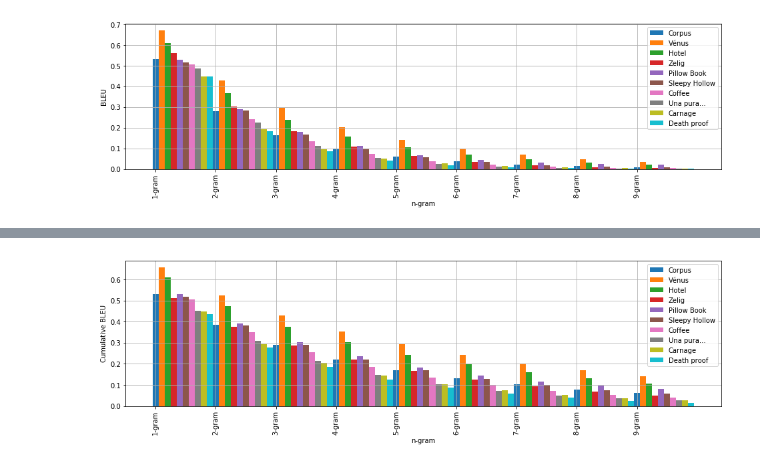
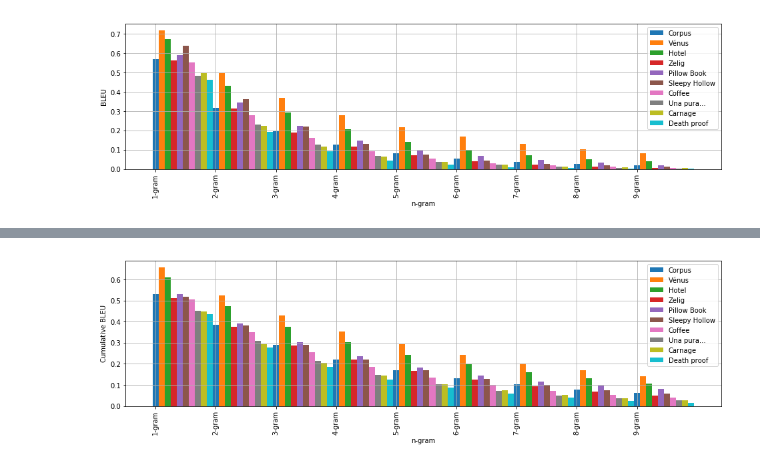
Before and after one commit to vslovik/tr, a Jupyter notebook: data/LING-IT-TO-EN.ipynb, the cells around one changed output, grey strips where cells are left out. Saved outputs shown, nothing was run; the diff lists cells and outputs as text; code cells hidden in the pictures.

```diff
--- a/data/LING-IT-TO-EN.ipynb
+++ b/data/LING-IT-TO-EN.ipynb
@@ -16,9 +16,39 @@ from sklearn.preprocessing import StandardScaler
 
 
 rcParams['figure.figsize'] = 16,4
--
-# %% [output]
-[figure, removed]
+# %%
+width = 0.1
+all_ = [0.5715,   0.3163,   0.1967,   0.1251,   0.0816,   0.0542,   0.0365,   0.0251,   0.0176];
+venus = [0.7171,   0.4988,   0.3683,   0.2779,   0.2151,   0.1667,   0.1293,   0.1015,   0.0819];
+hotel = [0.6721,   0.4302,   0.2934,   0.2045,   0.1415,   0.0996,   0.0706,   0.0520,   0.0387];
+zelig = [0.5635,   0.3142,   0.1890,   0.1152,   0.0699,   0.0415,   0.0231,  0.0119,   0.0061];
+pillow = [0.5896,   0.3459,   0.2252,   0.1472,   0.0966,   0.0674,   0.0454,   0.0318,   0.0196];
+hollow = [0.6393,   0.3604,   0.2211,   0.1286,   0.0733,   0.0425,   0.0270,   0.0178,   0.0107];
+coffee = [0.5525,   0.2775,   0.1628,   0.0921,   0.0532,   0.0304,   0.0188,   0.0106,   0.0063];
+pure = [0.4816,   0.2310,   0.1261,   0.0693,   0.0375,   0.0214,   0.0110,   0.0061,   0.0032];
+carnage = [0.4967,   0.2245,   0.1173,   0.0633,   0.0358,   0.0213,   0.0135,   0.0088,   0.0059];
+proof = [0.4615,   0.1931,   0.0932,   0.0444,   0.0215,   0.0094,   0.0042,   0.0020,   0.0011];
+fig = plt.figure()
+ax = plt.subplot(111)
+
+ax.bar(range(9), all_, width, linestyle='-', label="{}".format('Corpus'))
+ax.bar([x + 0.1 for x in range(9)], venus, width, linestyle='-', label="{}".format('Vénus'))
+ax.bar([x + 0.2 for x in range(9)], hotel, width, linestyle='-', label="{}".format('Hotel'))
+ax.bar([x + 0.3 for x in range(9)], zelig, width, linestyle='-', label="{}".format('Zelig'))
+ax.bar([x + 0.4 for x in range(9)], pillow, width, linestyle='-', label="{}".format('Pillow Book'))
+ax.bar([x + 0.5 for x in range(9)], hollow, width, linestyle='-', label="{}".format('Sleepy Hollow'))
+ax.bar([x + 0.6 for x in range(9)], coffee, width, linestyle='-', label="{}".format('Coffee'))
+ax.bar([x + 0.7 for x in range(9)], pure, width, linestyle='-', label="{}".format('Una pura...'))
+ax.bar([x + 0.8 for x in range(9)], carnage, width, linestyle='-', label="{}".format('Carnage'))
+ax.bar([x + 0.9 for x in range(9)], proof, width, linestyle='-', label="{}".format('Death proof'))
+plt.xticks(range(9),['1-gram','2-gram','3-gram','4-gram','5-gram','6-gram','7-gram','8-gram','9-gram'], rotation=90)
+plt.legend(loc='best')
+plt.xlabel('n-gram')
+plt.ylabel('BLEU')
+plt.grid()
+plt.show()
+# %% [output]
+[figure, added]
 # %%
 
 width = 0.1
```
Also changed, not shown: parts of 4 cells of this notebook.
